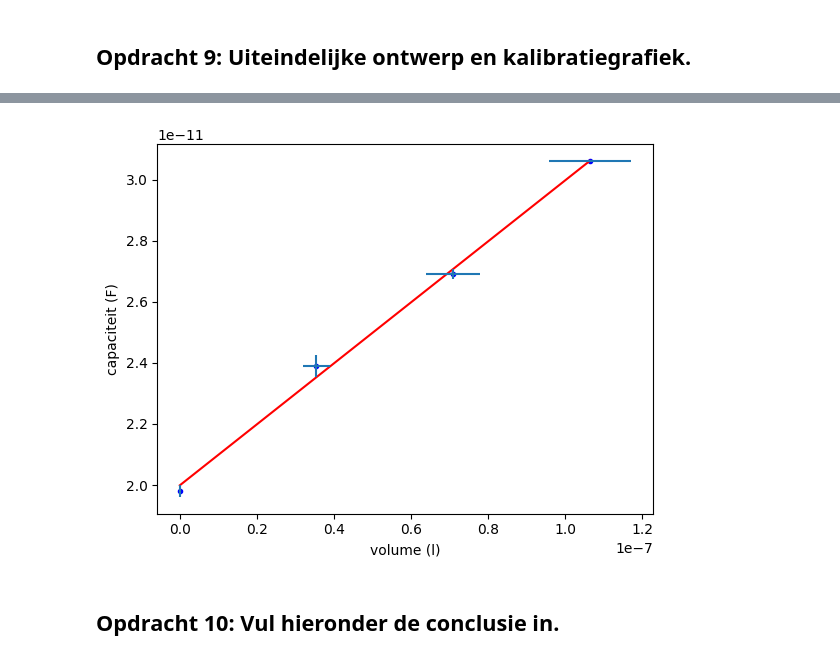
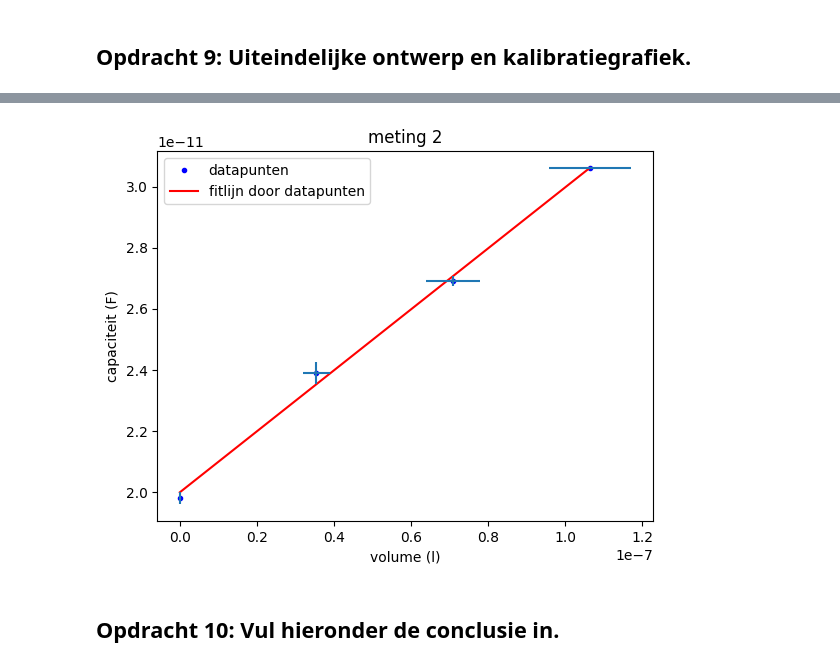
Before and after one commit to sjiemen/DEF_opdrachten_fork, a Jupyter notebook: FysiekeOntwerpopdrachten/2OntwerpEenSensorCondensator/DEFOntwerpopdracht2OntwerpEenSensorInvulTemplate.ipynb, the cells around one changed output, grey strips where cells are left out. Saved outputs shown, nothing was run; the diff lists cells and outputs as text; code cells hidden in the pictures.

Commit message:
labels en leerdoel 3

```diff
--- a/FysiekeOntwerpopdrachten/2OntwerpEenSensorCondensator/DEFOntwerpopdracht2OntwerpEenSensorInvulTemplate.ipynb
+++ b/FysiekeOntwerpopdrachten/2OntwerpEenSensorCondensator/DEFOntwerpopdracht2OntwerpEenSensorInvulTemplate.ipynb
@@ -172,35 +173,37 @@ Onze sensor kan nog verbetered worden door de volgende verbeteringen (minimaal 2
 # %%
 # Plot hier je oorspronkelijke en je uiteindelijke kalibratiegrafieken, fit daar een bijpassende lijn door
 # en zet ook de verwachte ontwerpgrafiek erbij
 dikte_nieuw = 0.0174
 
 lengte = 0.087
 hoogte = 0.089
 Inhoud = lengte * hoogte * dikte_nieuw
 
 capaciteit = np.array([19.8,23.9,26.9, 30.6])*10**-12
 volume = np.array([0,1/3,2/3,1])*10**-3*(Inhoud*0.7894737)
 
 def function(x,a,b):
     return a*x+b
 
 values, covariance = curve_fit(function, volume, capaciteit)
 x_fit = np.linspace(0, max(volume), 300)
 y_fit = function(x_fit,*values)
 
 
 capaciteit_err = np.abs(function(volume,*values)-capaciteit)
 volume_err = 0.1 * volume
 
 plt.figure()
-plt.plot(volume, capaciteit,'b.')
-plt.plot(x_fit,y_fit,'r-')
+plt.title('meting 2')
+plt.plot(volume, capaciteit,'b.', label = 'datapunten')
+plt.plot(x_fit,y_fit,'r-', label = 'fitlijn door datapunten')
 plt.errorbar(volume,capaciteit,capaciteit_err,volume_err, fmt = 'none')
 plt.xlabel(r'volume (l)')
 plt.ylabel(r'capaciteit (F)')
+plt.legend()
 plt.show()
 # %% [output]
-[figure, old version]
+[figure, new version]
 # %% [markdown]
 ## Opdracht 10: Vul hieronder de conclusie in.
 # %% [markdown]
```
Also changed, not shown: parts of 4 cells of this notebook.
